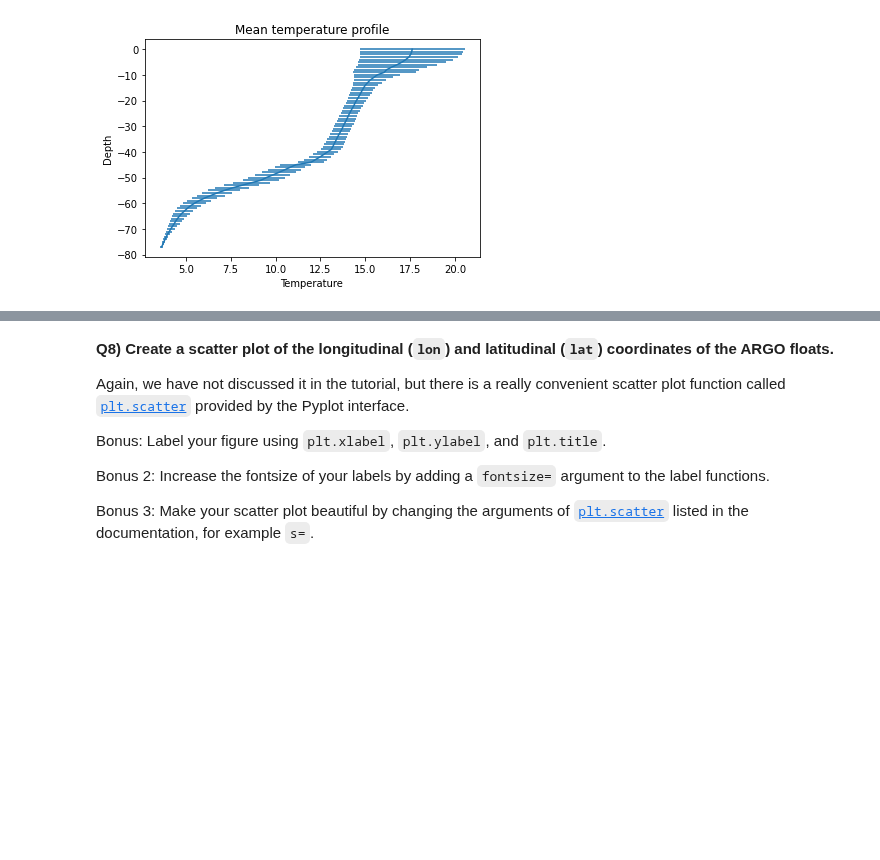
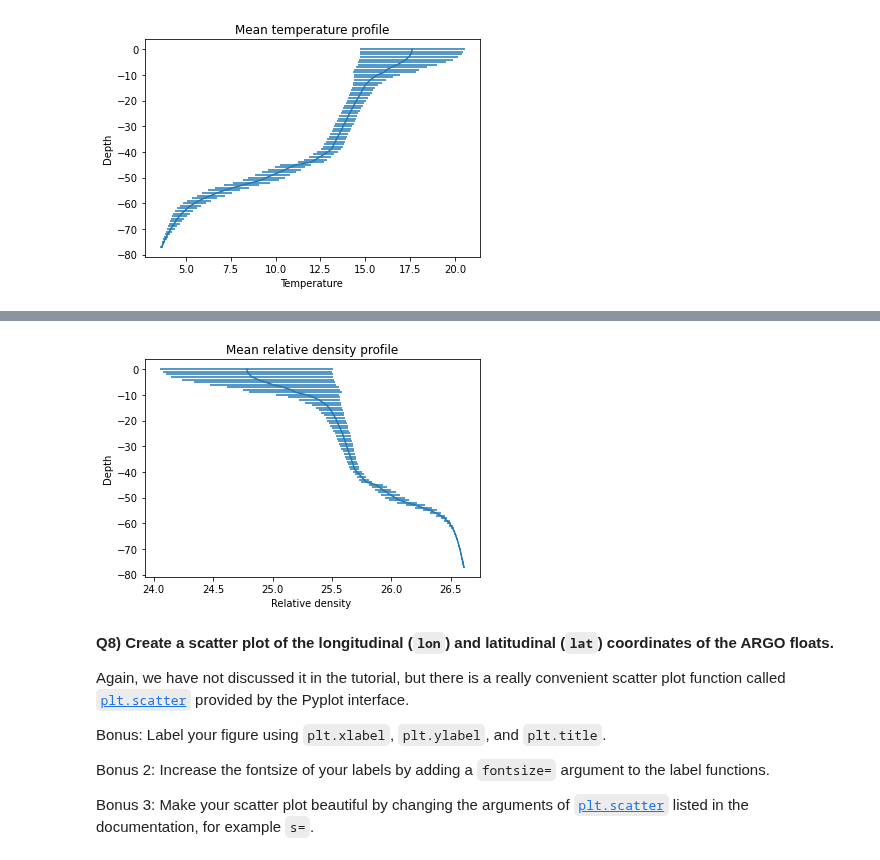
Before and after one commit to Kriegtho/2022_Intro_Python, a Jupyter notebook: Exercises/W2_S1.ipynb, the cells around one changed output, grey strips where cells are left out. Saved outputs shown, nothing was run; the diff lists cells and outputs as text; code cells hidden in the pictures; blank space fills up the shorter version.

```diff
--- a/Exercises/W2_S1.ipynb
+++ b/Exercises/W2_S1.ipynb
@@ -431,3 +445,10 @@ plt.title('Mean temperature profile');
+# %%
+plt.errorbar(rel_d_mean_nan,-level,xerr=rel_d_std_nan)
+plt.xlabel('Relative density ')
+plt.ylabel('Depth')
+plt.title('Mean relative density profile');
+# %% [output]
+[figure, added]
 # %% [markdown]
 **Q8) Create a scatter plot of the longitudinal (`lon`) and latitudinal (`lat`) coordinates of the ARGO floats.**
 
```
Also changed, not shown: parts of 2 cells of this notebook.
